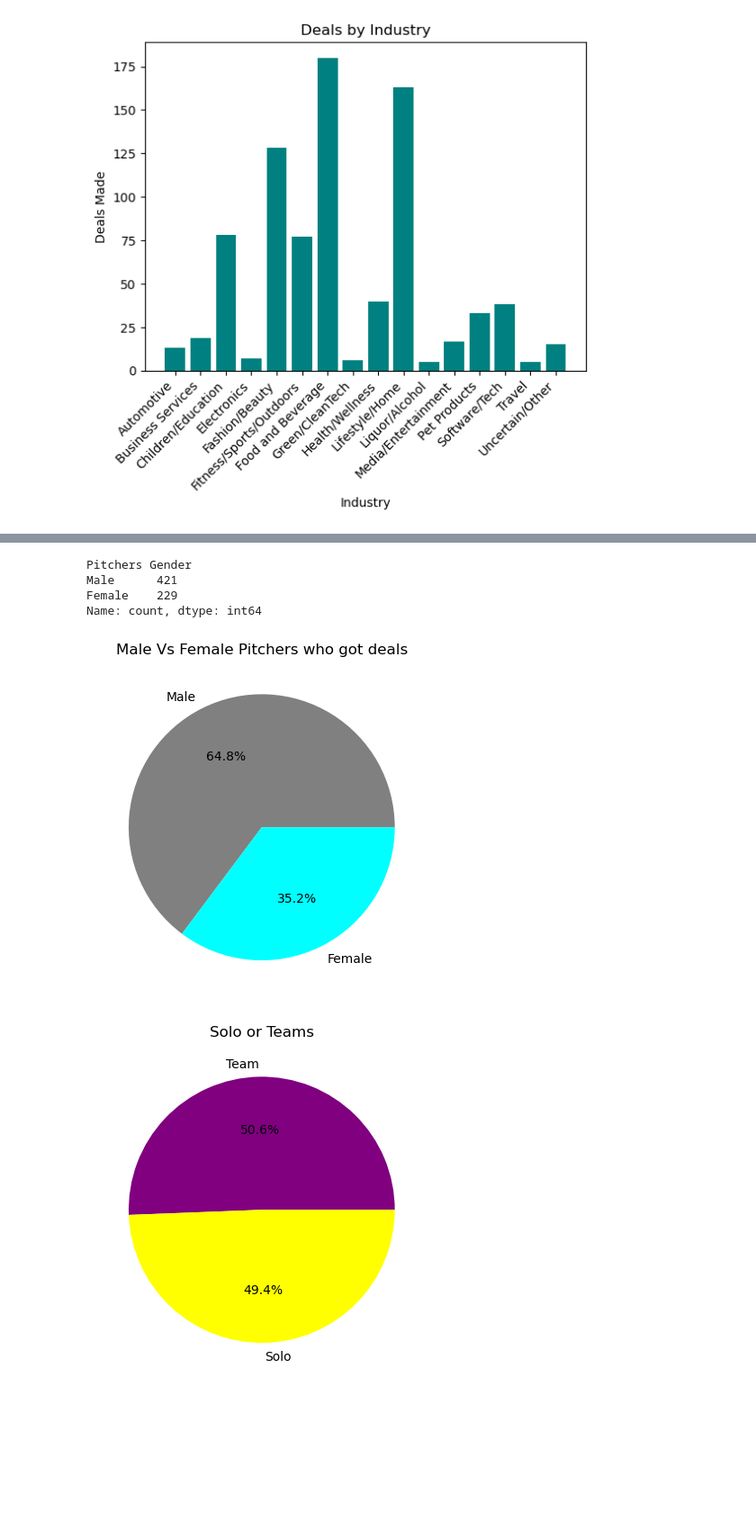
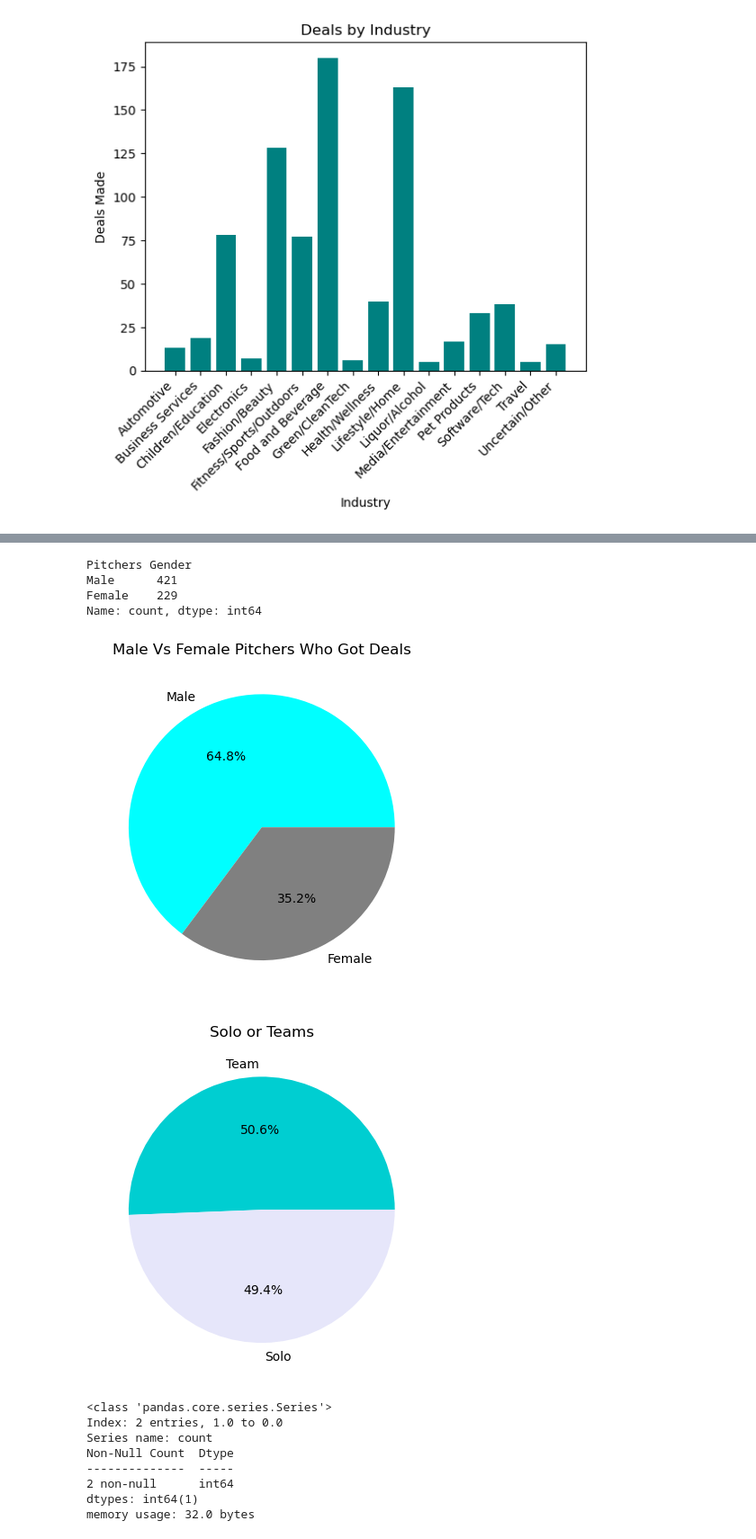
Before and after one commit to Savanna0/Project_1, a Jupyter notebook: shark_tank.ipynb, the cells around one changed output, grey strips where cells are left out. Shown at 90% size. Saved outputs shown, nothing was run; the diff lists cells and outputs as text; code cells hidden in the pictures; blank space fills up the shorter version.

```diff
--- a/shark_tank.ipynb
+++ b/shark_tank.ipynb
@@ -148,11 +176,12 @@ plt.show()
 # %%
-no_mixed = tank_winners_df[shark_tank_clean_df['Pitchers Gender'] != 'Mixed Team']
+# taking out the mized teams for winners
+no_mixed = tank_winners_df[tank_winners_df['Pitchers Gender'] != 'Mixed Team']
 male_female=no_mixed['Pitchers Gender'].value_counts()
 print(male_female)
 colors={'cyan','grey'}
 all_gender =no_mixed['Pitchers Gender'].value_counts()
 plt.pie(all_gender, labels=all_gender.index, colors=colors , autopct="%1.1f%%")
-plt.title("Male Vs Female Pitchers who got deals")
+plt.title("Male Vs Female Pitchers Who Got Deals")
 plt.savefig("output_data/Fig12.png")
 plt.show()
 # %% [output]
@@ -160,17 +189,27 @@ Pitchers Gender
 Male      421
 Female    229
 Name: count, dtype: int64
-[figure, old version]
+[figure, new version]
 # %%
+# seeing the diffrence in teams and solo pitchers for the people who got deals
 teams =tank_winners_df['Multiple Entrepreneurs'].value_counts()
 labels={'Team','Solo'}
-colors={'purple','yellow'}
+colors={'darkturquoise','lavender'}
 plt.pie(teams, labels=labels, colors=colors, autopct="%1.1f%%")
 plt.title("Solo or Teams")
 plt.savefig("output_data/Fig6.png")
 plt.show()
+teams.info()
 # %% [output]
-[figure, old version]
+[figure, new version]
+<class 'pandas.core.series.Series'>
+Index: 2 entries, 1.0 to 0.0
+Series name: count
+Non-Null Count  Dtype
+--------------  -----
+2 non-null      int64
+dtypes: int64(1)
+memory usage: 32.0 bytes
 # %%
 tank_winners_df.info()
 # %% [output]
```
Also changed, not shown: parts of 15 cells of this notebook, 8 other files.
